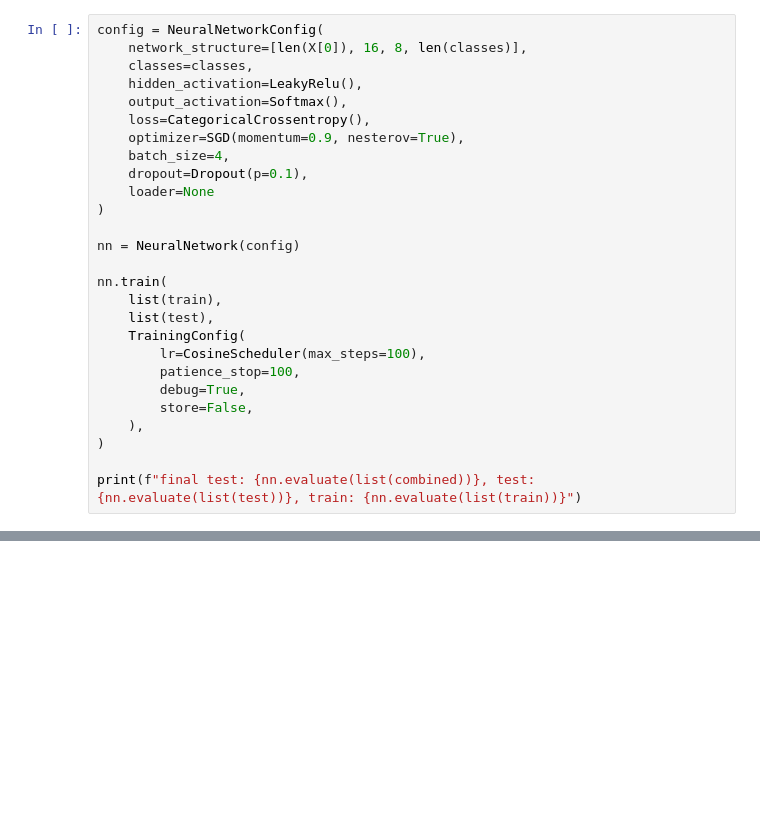
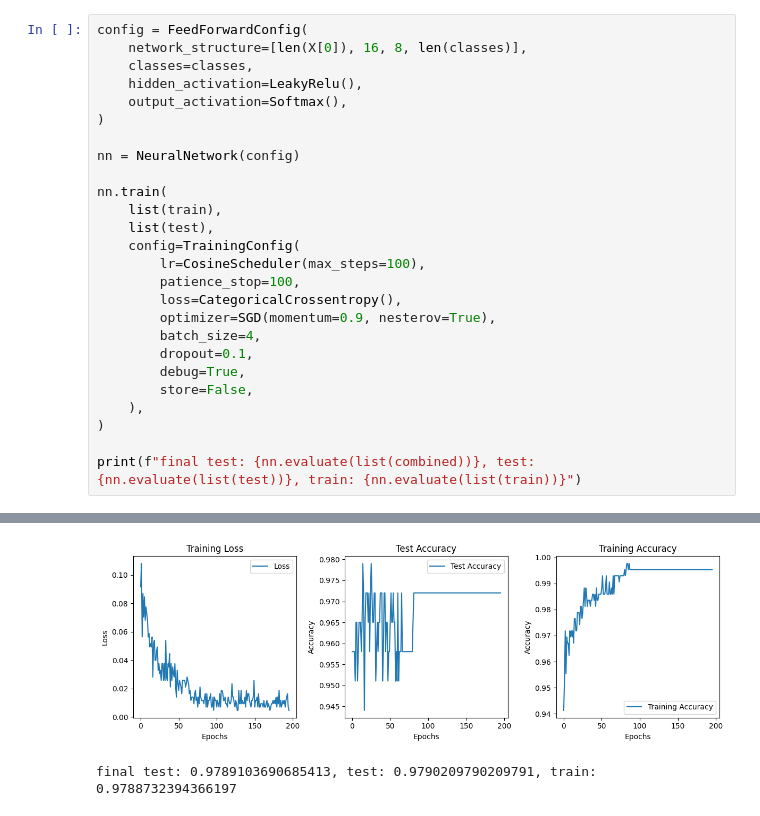
Before and after one commit to joraleoca/neural-network, a Jupyter notebook: usage_example.ipynb, the cells around one changed output, grey strips where cells are left out. Drawn from its saved outputs; the diff is of its cells as text; blank space fills up the shorter version.

Commit message:
Add Layer class and separeted layer logic from neural network class, updated requirements and readme

```diff
--- a/usage_example.ipynb
+++ b/usage_example.ipynb
@@ -38,14 +74,9 @@ classes, train, test
 # %%
-config = NeuralNetworkConfig(
+config = FeedForwardConfig(
     network_structure=[len(X[0]), 16, 8, len(classes)],
     classes=classes,
     hidden_activation=LeakyRelu(),
     output_activation=Softmax(),
-    loss=CategoricalCrossentropy(),
-    optimizer=SGD(momentum=0.9, nesterov=True),
-    batch_size=4,
-    dropout=Dropout(p=0.1),
-    loader=None
 )
 
 nn = NeuralNetwork(config)
@@ -53,12 +84,17 @@ nn = NeuralNetwork(config)
 nn.train(
     list(train),
     list(test),
-    TrainingConfig(
+    config=TrainingConfig(
         lr=CosineScheduler(max_steps=100),
         patience_stop=100,
+        loss=CategoricalCrossentropy(),
+        optimizer=SGD(momentum=0.9, nesterov=True),
+        batch_size=4,
+        dropout=0.1,
         debug=True,
         store=False,
     ),
 )
 
 print(f"final test: {nn.evaluate(list(combined))}, test: {nn.evaluate(list(test))}, train: {nn.evaluate(list(train))}")
+# %% [output]
@@ -65 +118,3 @@ print(f"final test: {nn.evaluate(list(combined))}, test: {nn.evaluate(list(test)
+[figure, added]
+final test: 0.9789103690685413, test: 0.9790209790209791, train: 0.9788732394366197
 # %%
```
Also changed, not shown: parts of 5 cells of this notebook, 22 other files.
